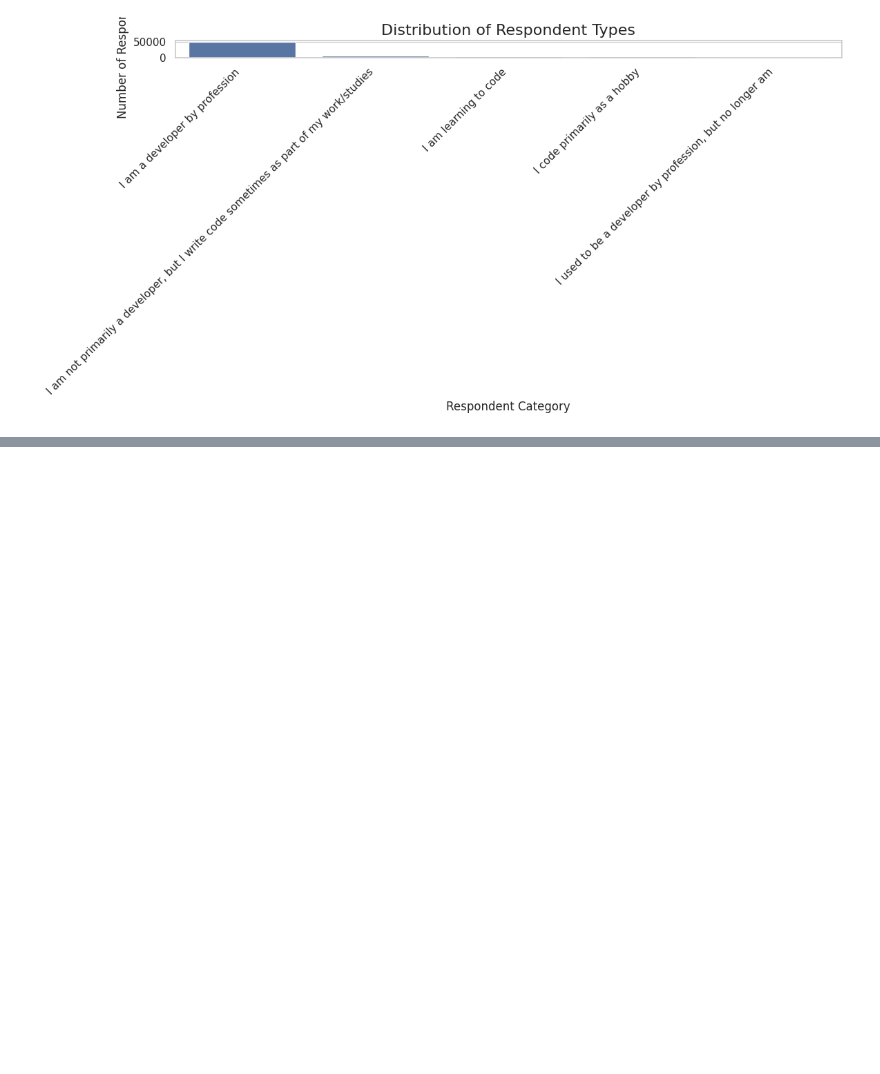
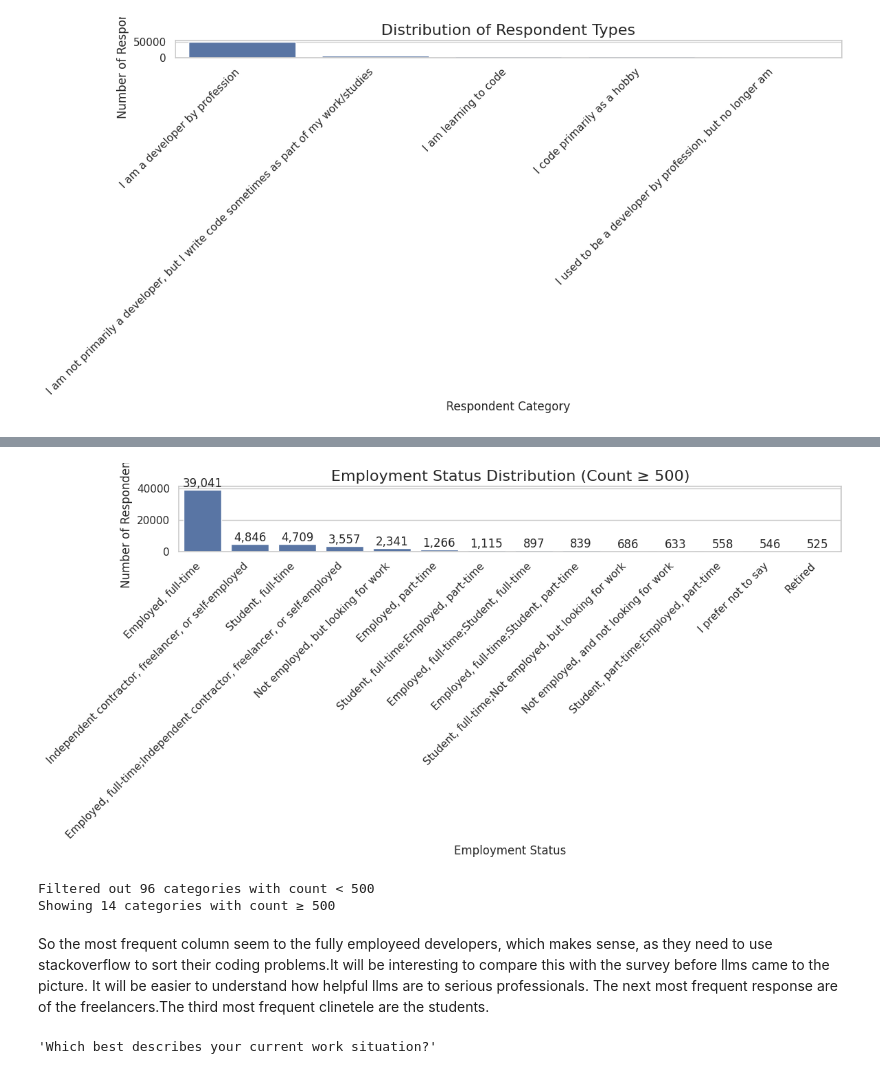
Before and after one commit to gorky93/stackoverflow_analysis, a Jupyter notebook: stackoverflow24.ipynb, the cells around one changed output, grey strips where cells are left out. Saved outputs shown, nothing was run; the diff lists cells and outputs as text; code cells hidden in the pictures; blank space fills up the shorter version.

```diff
--- a/stackoverflow24.ipynb
+++ b/stackoverflow24.ipynb
@@ -217,0 +245,36 @@ plt.tight_layout()
+# %%
+# Get value counts for Employment column
+employment_counts = survey_results['Employment'].value_counts()
+
+# Filter to only include categories with count >= 500
+filtered_employment = employment_counts[employment_counts >= 500]
+
+
+# Create the visualization with the filtered data
+plt.figure(figsize=(12, 6))
+sns.barplot(x=filtered_employment.index, y=filtered_employment.values)
+plt.title('Employment Status Distribution (Count ≥ 500)', fontsize=16)
+plt.xlabel('Employment Status', fontsize=12)
+plt.ylabel('Number of Respondents', fontsize=12)
+plt.xticks(rotation=45, ha='right')
+plt.tight_layout()
+
+# Add count labels
+for i, v in enumerate(filtered_employment.values):
+    plt.text(i, v, f'{v:,}', ha='center', va='bottom')
+
+plt.show()
+
+# Print how many categories were filtered out
+print(f"Filtered out {len(employment_counts) - len(filtered_employment)} categories with count < 500")
+print(f"Showing {len(filtered_employment)} categories with count ≥ 500")
+# %% [output]
+[figure, added]
+Filtered out 96 categories with count < 500
+Showing 14 categories with count ≥ 500
+# %% [markdown]
+So the most frequent column seem to the fully employeed developers, which makes sense, as they need to use stackoverflow to sort their coding problems.It will be interesting to compare this with the survey before llms came to the picture. It will be easier to understand how helpful llms are to serious professionals. The next most frequent response are of the freelancers.The third most frequent clinetele are the students.
+# %%
+schema_series.RemoteWork
+# %% [output]
+'Which best describes your current work situation?'
```
Also changed, not shown: parts of 7 cells of this notebook.
